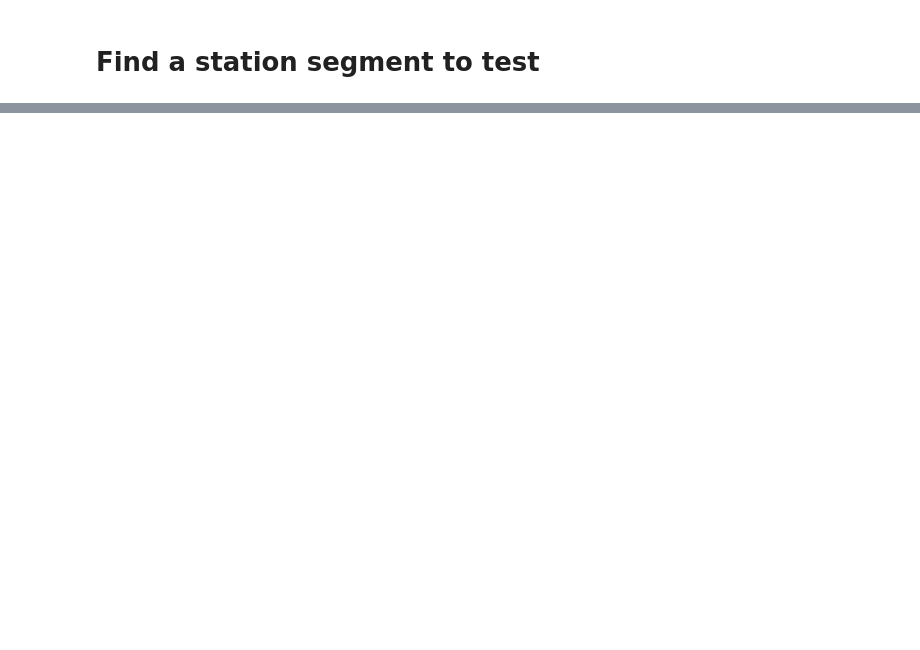
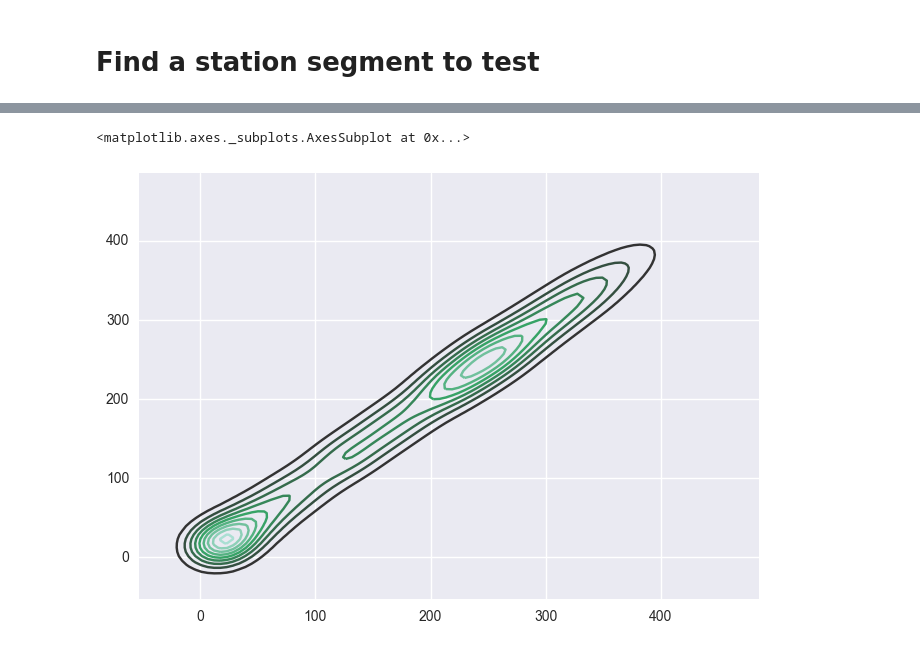
Before and after one commit to abrespect/DSE_Cohort2_Traffic_Capstone, a Jupyter notebook: cohort2/exploration/traffic_prediction_model.ipynb, the cells around one changed output, grey strips where cells are left out. Drawn from its saved outputs; the diff is of its cells as text; code cells hidden in the pictures; blank space fills up the shorter version.

```diff
--- a/cohort2/exploration/traffic_prediction_model.ipynb
+++ b/cohort2/exploration/traffic_prediction_model.ipynb
@@ -429,0 +556,5 @@ plt.plot(Y_test[:,0],Y_pred[:,0],'.')
+# %%
+sns.kdeplot(Y_test[:,0],Y_test[:,0])
+# %% [output]
+<matplotlib.axes._subplots.AxesSubplot at 0x...>
+[figure, added]
```
Also changed, not shown: parts of 33 cells of this notebook.
